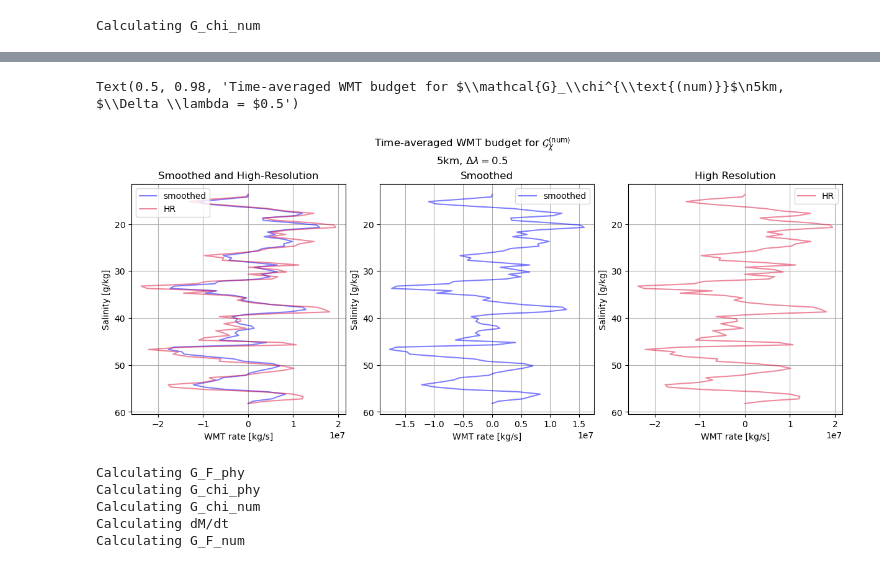
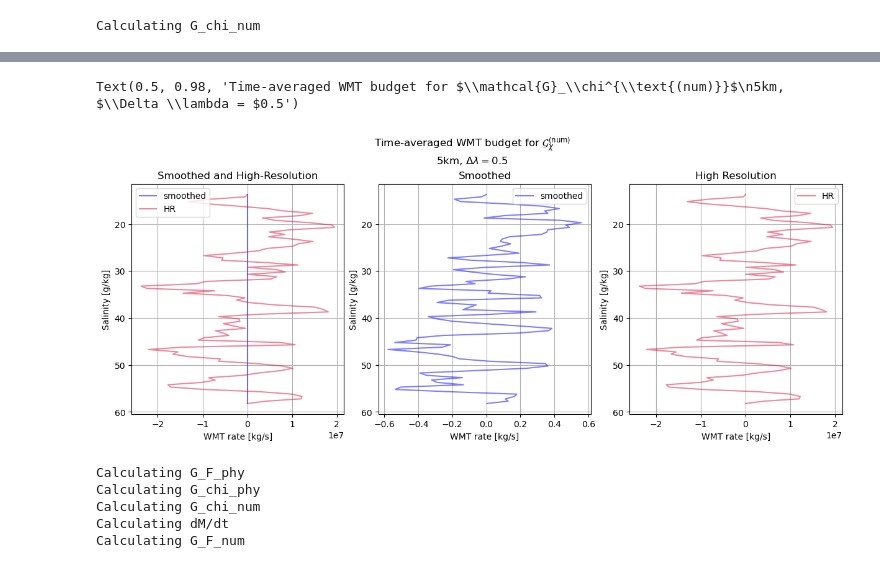
Before and after one commit to kailauyeda/WMT_DVD, a Jupyter notebook: bichan/analysis/spatial_smoothing.ipynb, the cells around one changed output, grey strips where cells are left out. Drawn from its saved outputs; the diff is of its cells as text; code cells hidden in the pictures.

```diff
--- a/bichan/analysis/spatial_smoothing.ipynb
+++ b/bichan/analysis/spatial_smoothing.ipynb
@@ -403,0 +461,31 @@ G_chi_mix_ds_coarsened = G_chi_mix_ds_coarsened.assign_coords({'salinity_P1' : s
+# %%
+# comparison of the smoothed vs HR chi plots
+# noting that we've also introduced spurious mixing by averaging across vertical levels, as opposed to salinity surfaces
+fig, ax = plt.subplots(nrows= 1 , ncols =3, constrained_layout=True, figsize=(12,5))
+nVertLevels_idx = 25
+time_idx = 144
+v_chi_max = 1e-4
+v_chi_min = -v_chi_max
+
+# mosaic.polypcolor(ax, descriptor, mesh.nCells, cmap='cmo.haline', vmin= v_chi_min, vmax = v_chi_max)
+
+# smoothed
+a = mosaic.polypcolor(ax[0], descriptor, avg_ds_output.smoothed_chiSpurSaltBR08.isel(nVertLevels = nVertLevels_idx, Time = time_idx),
+                  cmap = 'RdBu_r', vmin = v_chi_min, vmax = v_chi_max)
+ax[0].set_title('Smoothed')
+# HR
+b = mosaic.polypcolor(ax[1], descriptor, avg_ds_output.chiSpurSaltBR08.isel(nVertLevels = nVertLevels_idx, Time = time_idx),
+                  cmap = 'RdBu_r', vmin = v_chi_min, vmax = v_chi_max)
+ax[1].set_title('HR')
+
+# difference
+c = mosaic.polypcolor(ax[2], descriptor,
+    avg_ds_output.smoothed_chiSpurSaltBR08.isel(nVertLevels = nVertLevels_idx, Time = time_idx)- avg_ds_output.chiSpurSaltBR08.isel(nVertLevels = nVertLevels_idx, Time = time_idx),
+    cmap = 'RdBu_r', vmin = v_chi_min, vmax = v_chi_max)
+ax[2].set_title('Smoothed - HR')
+
+fig.suptitle(r'$\chi$ smoothed over nVertLevels')
+fig.colorbar(a, ax = ax[2])
+
+for i in range(0,3):
+    ax[i].set_aspect(1.0)
@@ -403,0 +494,3 @@ G_chi_mix_ds_coarsened = G_chi_mix_ds_coarsened.assign_coords({'salinity_P1' : s
+# %%
+# calculate G_smoothed_chi_num using the averaged chi_num values
+G_smoothed_chi_num = calculate_G_chi_mix('smoothed_chiSpurSaltBR08', rho_0, mesh, avg_ds_output, target_coord_spacing)
@@ -408,25 +516,25 @@ Calculating G_chi_num
 # %%
 fig, ax = plt.subplots(nrows=1, ncols=3, constrained_layout=True, figsize=(12,5))
-G_chi_mix_ds_coarsened.G_chi_num.sum('nCells').mean(dim='Time').plot(ax = ax[0], y='salinity', color='blue', alpha = 0.5, label = 'smoothed')
+G_smoothed_chi_num.G_chi_num.sum('nCells').mean(dim='Time').plot(ax = ax[0], y='salinity', color='blue', alpha = 0.5, label = 'smoothed')
 G_chi_mix_ds.G_chi_num.sum('nCells').mean(dim='Time').plot(ax = ax[0], y='salinity', color = 'crimson', alpha=0.5, label = 'HR')
 
-G_chi_mix_ds_coarsened.G_chi_num.sum('nCells').mean(dim='Time').plot(ax = ax[1], y='salinity', color='blue', alpha = 0.5, label = 'smoothed')
+G_smoothed_chi_num.G_chi_num.sum('nCells').mean(dim='Time').plot(ax = ax[1], y='salinity', color='blue', alpha = 0.5, label = 'smoothed')
 G_chi_mix_ds.G_chi_num.sum('nCells').mean(dim='Time').plot(ax = ax[2], y='salinity', color = 'crimson', alpha=0.5,  label = 'HR')
 
 for i in range(0,3):
     ax[i].grid()
     ax[i].legend()
     ax[i].invert_yaxis()
     ax[i].set_xlabel('WMT rate [kg/s]')
     ax[i].set_ylabel('Salinity [g/kg]')
 
 ax[0].set_title('Smoothed and High-Resolution')
 ax[1].set_title('Smoothed')
 ax[2].set_title('High Resolution')
 fig.suptitle(r'Time-averaged WMT budget for $\mathcal{G}_\chi^{\text{(num)}}$' + '\n' + r'5km, $\Delta \lambda = $' + f'{target_coord_spacing}')
 # %% [output]
 Text(0.5, 0.98, 'Time-averaged WMT budget for $\\mathcal{G}_\\chi^{\\text{(num)}}$\n5km, $\\Delta \\lambda = $0.5')
-[figure, old version]
+[figure, new version]
 # %%
 # write function to calculate G_F_phy
 def calculate_G_F_phy(F_variable, rho_0, mesh, ds_output, target_coord_spacing = 1):
```
Also changed, not shown: parts of 11 cells of this notebook.
